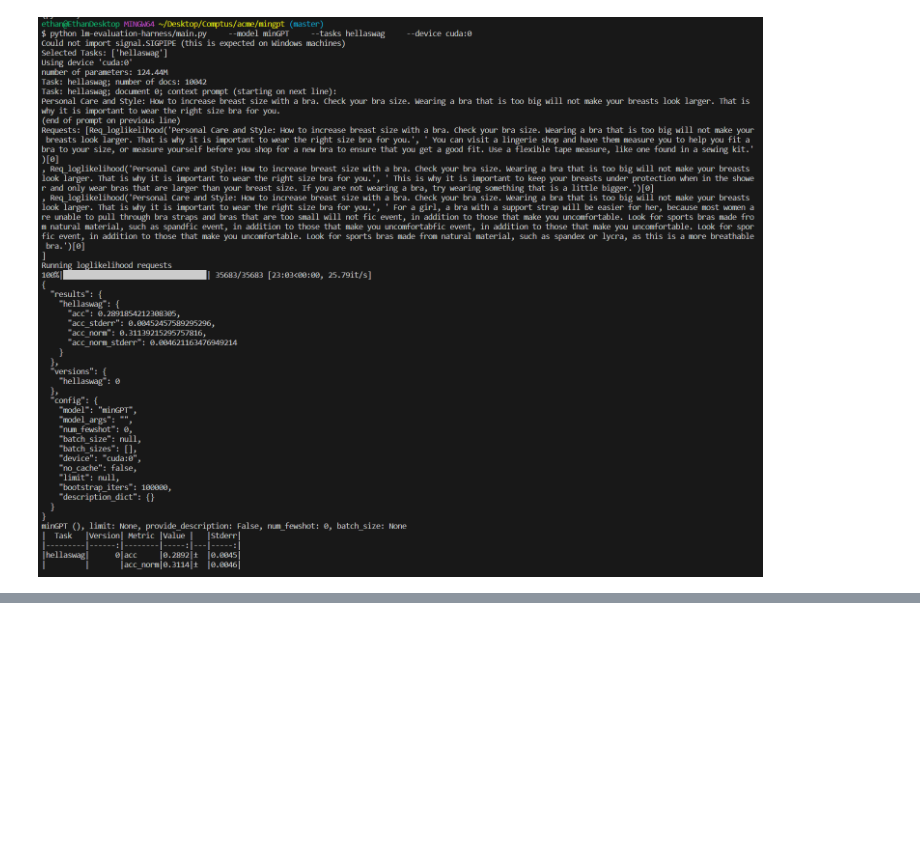
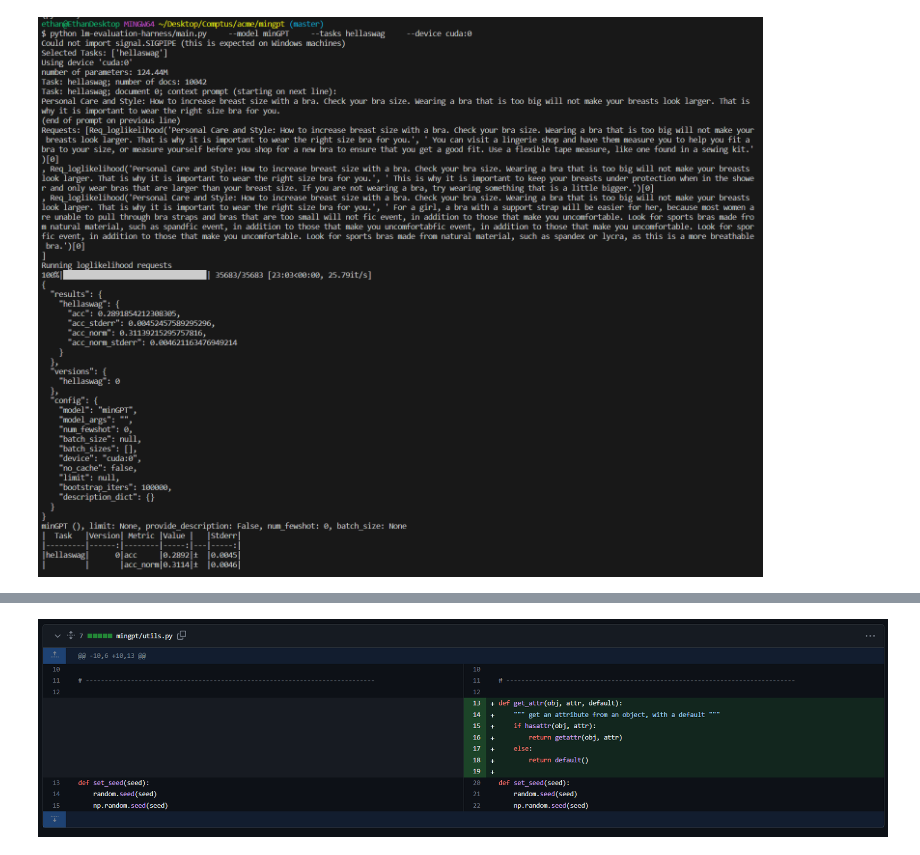
Before and after one commit to EthanRCT/minGPT, a Jupyter notebook: 2a.ipynb, the cells around one changed output, grey strips where cells are left out. Drawn from its saved outputs; the diff is of its cells as text; code cells hidden in the pictures; blank space fills up the shorter version.

```diff
--- a/2a.ipynb
+++ b/2a.ipynb
@@ -114,0 +129,4 @@ Image(filename="lm-eval_results.png")
+# %%
+Image(filename="diff_4.png")
+# %% [output]
+[figure, added]
```
Also changed, not shown: parts of 4 cells of this notebook, 4 other files.
